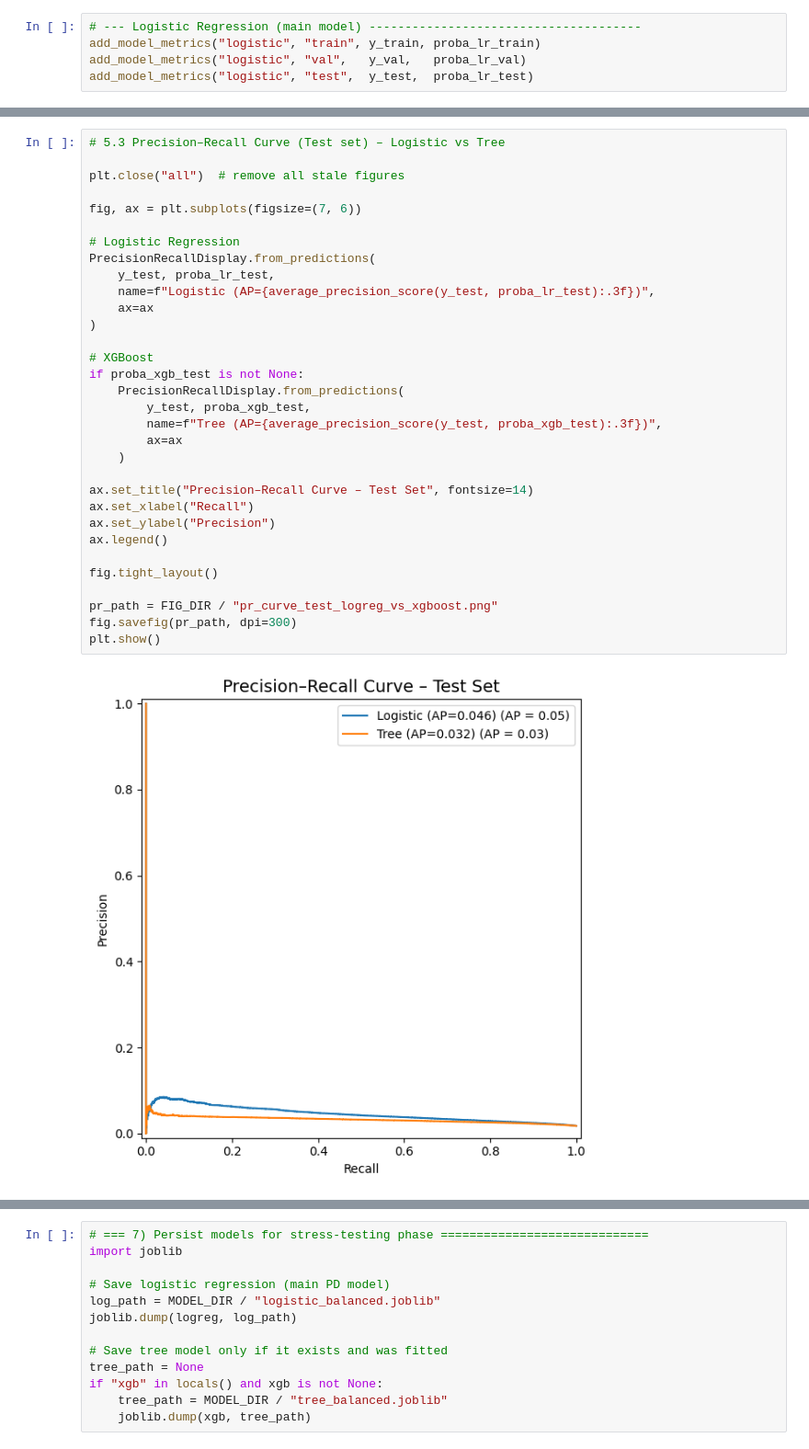
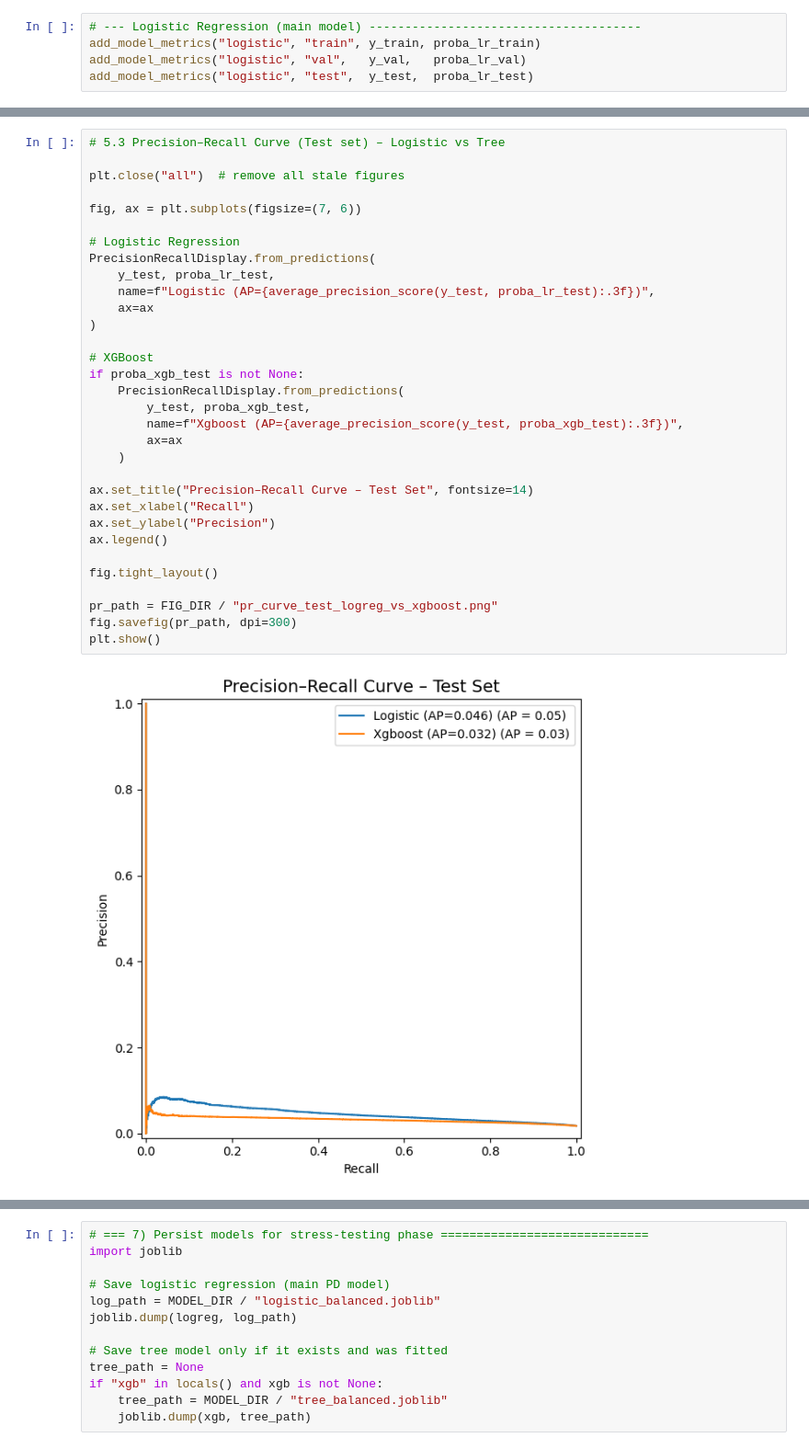
Before and after one commit to BinodTandan/Banking_Stress_Testing, a Jupyter notebook: notebooks/03_model_training.ipynb, the cells around one changed output, grey strips where cells are left out. Shown: that part at 92% size. Drawn from its saved outputs; the diff is of its cells as text.

```diff
--- a/notebooks/03_model_training.ipynb
+++ b/notebooks/03_model_training.ipynb
@@ -392,32 +387,32 @@ plt.show()
 
 plt.close("all")  # remove all stale figures
 
 fig, ax = plt.subplots(figsize=(7, 6))
 
 # Logistic Regression
 PrecisionRecallDisplay.from_predictions(
     y_test, proba_lr_test,
     name=f"Logistic (AP={average_precision_score(y_test, proba_lr_test):.3f})",
     ax=ax
 )
 
 # XGBoost
 if proba_xgb_test is not None:
     PrecisionRecallDisplay.from_predictions(
         y_test, proba_xgb_test,
-        name=f"Tree (AP={average_precision_score(y_test, proba_xgb_test):.3f})",
+        name=f"Xgboost (AP={average_precision_score(y_test, proba_xgb_test):.3f})",
         ax=ax
     )
 
 ax.set_title("Precision–Recall Curve – Test Set", fontsize=14)
 ax.set_xlabel("Recall")
 ax.set_ylabel("Precision")
 ax.legend()
 
 fig.tight_layout()
 
 pr_path = FIG_DIR / "pr_curve_test_logreg_vs_xgboost.png"
 fig.savefig(pr_path, dpi=300)
 plt.show()
 # %% [output]
-[figure, old version]
+[figure, new version]
```
Also changed, not shown: parts of 6 cells of this notebook.
